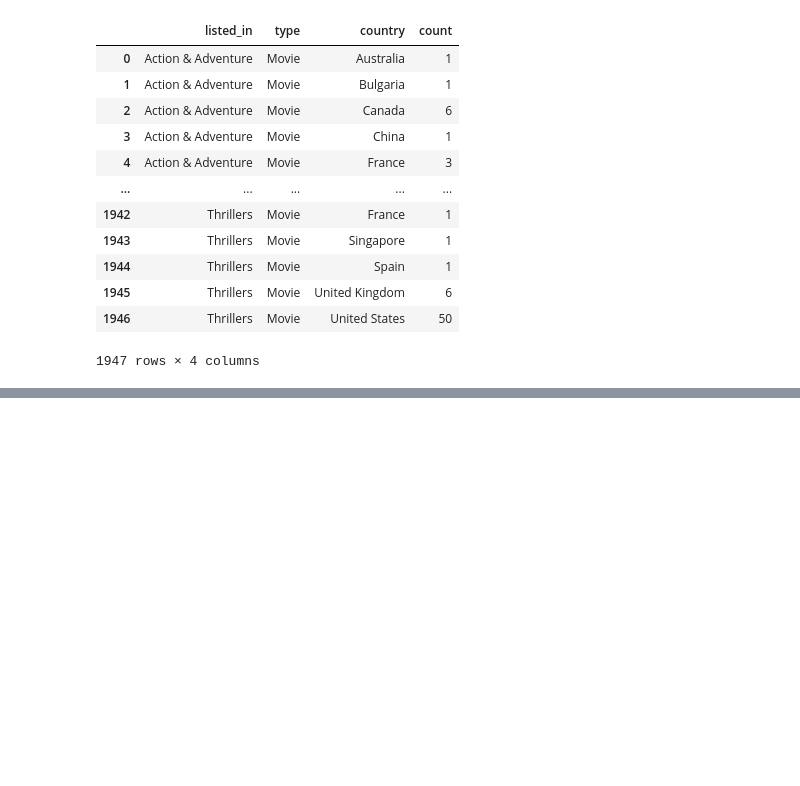
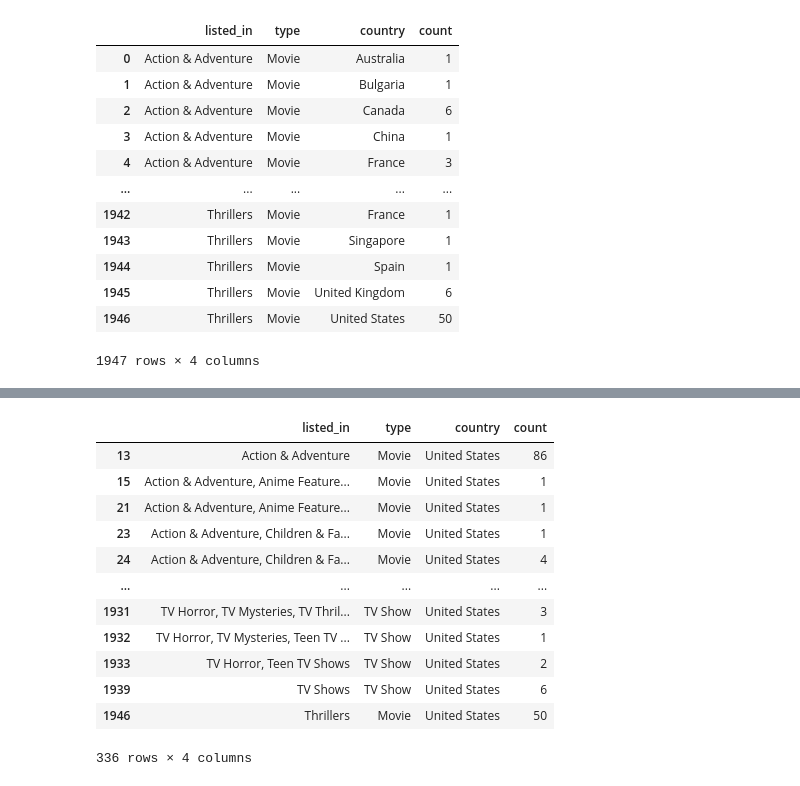
Before and after one commit to Dani-8/Netflix-Data-Analysis, a Jupyter notebook: Netflix-Data-Analysis.ipynb, the cells around one changed output, grey strips where cells are left out. Cells and saved outputs as stored; diff of their text form; code cells hidden in the pictures; blank space fills up the shorter version.

```diff
--- a/Netflix-Data-Analysis.ipynb
+++ b/Netflix-Data-Analysis.ipynb
@@ -566,0 +565,17 @@ genres_countries[genres_countries[] == "China"]
+# %%
+chk_one_country = genres_countries[genres_countries["country"] == "United States"]
+chk_one_country
+# %% [output]
+|  | listed_in | type | country | count |
+| 13 | Action & Adventure | Movie | United States | 86 |
+| 15 | Action & Adventure, Anime Feature... | Movie | United States | 1 |
+| 21 | Action & Adventure, Anime Feature... | Movie | United States | 1 |
+| 23 | Action & Adventure, Children & Fa... | Movie | United States | 1 |
+| 24 | Action & Adventure, Children & Fa... | Movie | United States | 4 |
+| ... | ... | ... | ... | ... |
+| 1931 | TV Horror, TV Mysteries, TV Thril... | TV Show | United States | 3 |
+| 1932 | TV Horror, TV Mysteries, Teen TV ... | TV Show | United States | 1 |
+| 1933 | TV Horror, Teen TV Shows | TV Show | United States | 2 |
+| 1939 | TV Shows | TV Show | United States | 6 |
+| 1946 | Thrillers | Movie | United States | 50 |
+336 rows × 4 columns
```
Also changed, not shown: parts of 2 cells of this notebook.
